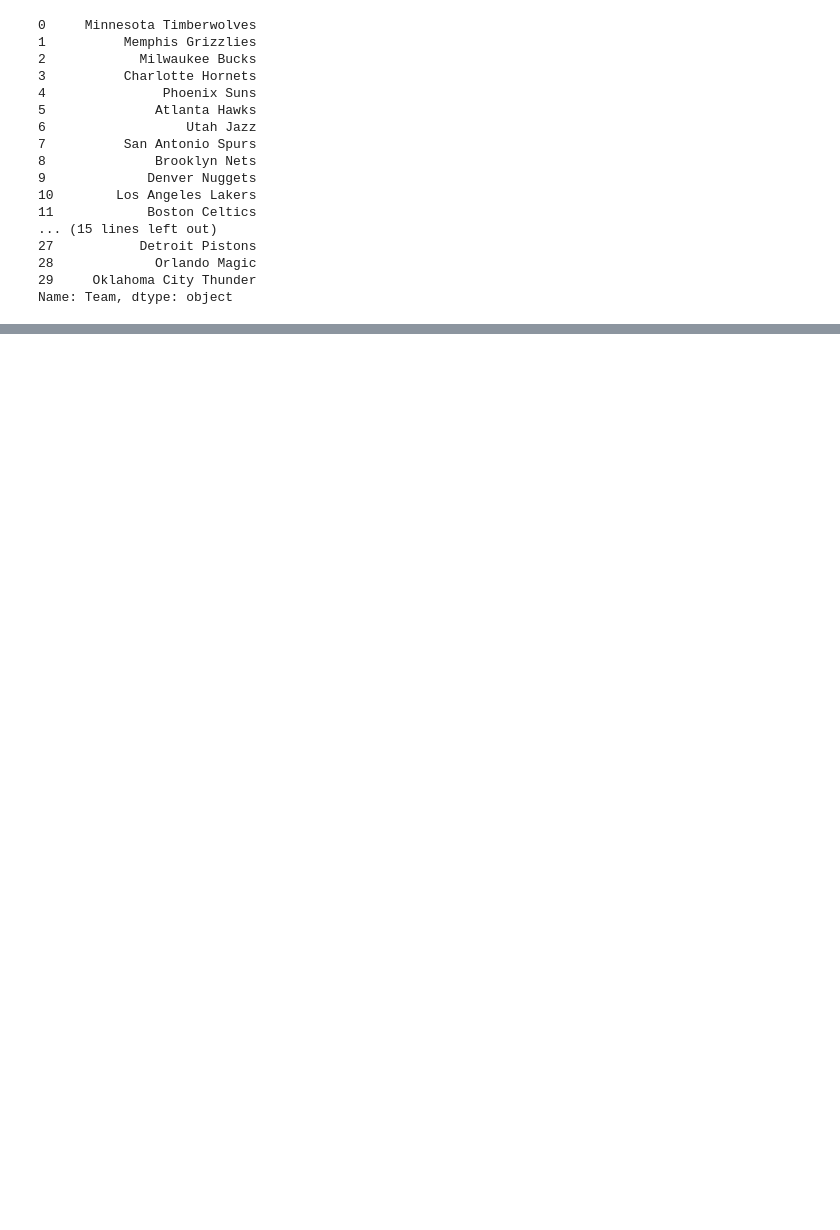
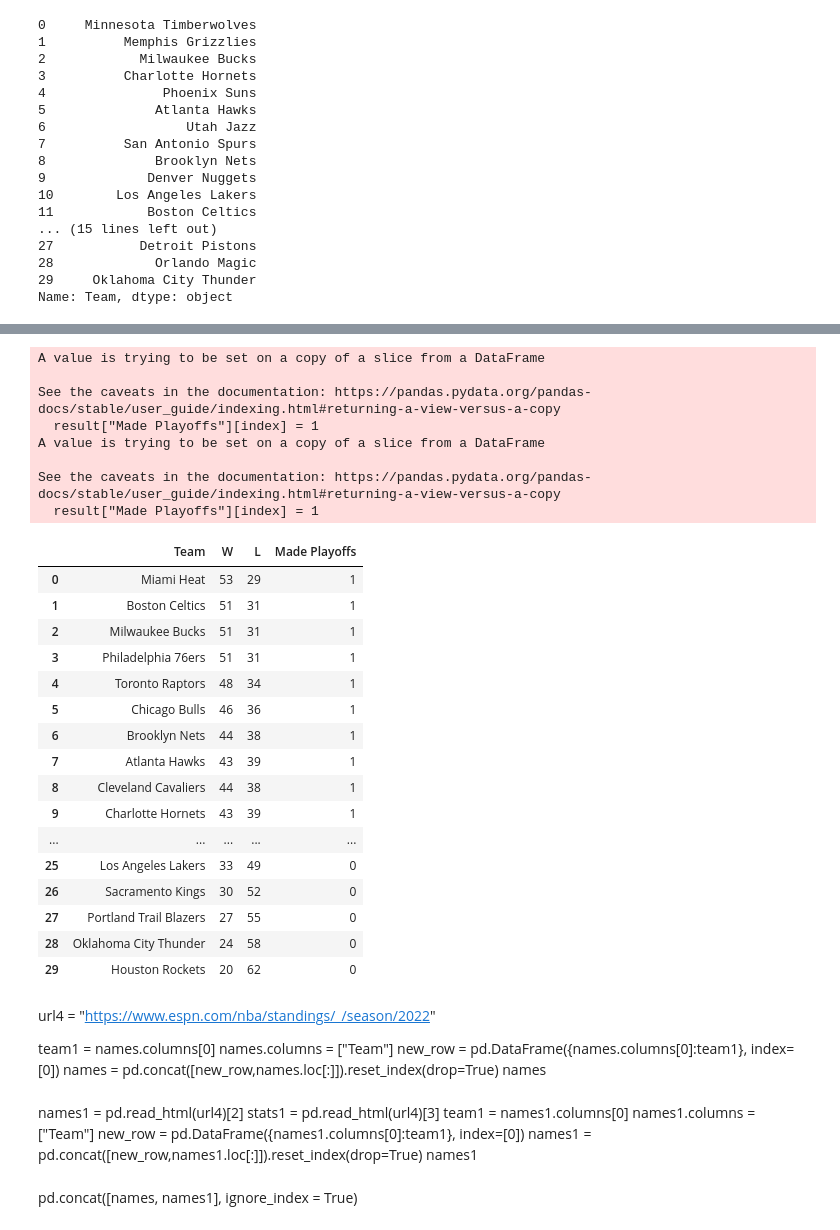
Before and after one commit to mattmori21/Kings-Project, a Jupyter notebook: data.ipynb, the cells around one changed output, grey strips where cells are left out. Cells and saved outputs as stored; diff of their text form; code cells hidden in the pictures; blank space fills up the shorter version.

```diff
--- a/data.ipynb
+++ b/data.ipynb
@@ -218,0 +241,54 @@ names
+# %%
+url4 = "https://www.espn.com/nba/standings/_/season/2022"
+teams_east = pd.read_html(url4)[0]
+stats_east = pd.read_html(url4)[1]
+teams_west = pd.read_html(url4)[2]
+stats_west = pd.read_html(url4)[3]
+teams_east = clean_teams(teams_east, stats_east)
+teams_west = clean_teams(teams_west, stats_west)
+league_wins_losses = pd.concat([teams_east, teams_west], ignore_index = True)
+league_wins_losses
+# %% [output]
+A value is trying to be set on a copy of a slice from a DataFrame
+
+See the caveats in the documentation: https://pandas.pydata.org/pandas-docs/stable/user_guide/indexing.html#returning-a-view-versus-a-copy
+  result["Made Playoffs"][index] = 1
+A value is trying to be set on a copy of a slice from a DataFrame
+
+See the caveats in the documentation: https://pandas.pydata.org/pandas-docs/stable/user_guide/indexing.html#returning-a-view-versus-a-copy
+  result["Made Playoffs"][index] = 1
+|  | Team | W | L | Made Playoffs |
+| 0 | Miami Heat | 53 | 29 | 1 |
+| 1 | Boston Celtics | 51 | 31 | 1 |
+| 2 | Milwaukee Bucks | 51 | 31 | 1 |
+| 3 | Philadelphia 76ers | 51 | 31 | 1 |
+| 4 | Toronto Raptors | 48 | 34 | 1 |
+| 5 | Chicago Bulls | 46 | 36 | 1 |
+| 6 | Brooklyn Nets | 44 | 38 | 1 |
+| 7 | Atlanta Hawks | 43 | 39 | 1 |
+| 8 | Cleveland Cavaliers | 44 | 38 | 1 |
+| 9 | Charlotte Hornets | 43 | 39 | 1 |
+| ... | ... | ... | ... | ... |
+| 25 | Los Angeles Lakers | 33 | 49 | 0 |
+| 26 | Sacramento Kings | 30 | 52 | 0 |
+| 27 | Portland Trail Blazers | 27 | 55 | 0 |
+| 28 | Oklahoma City Thunder | 24 | 58 | 0 |
+| 29 | Houston Rockets | 20 | 62 | 0 |
+# %% [markdown]
+url4 = "https://www.espn.com/nba/standings/_/season/2022"
+
+team1 = names.columns[0]
+names.columns = ["Team"]
+new_row = pd.DataFrame({names.columns[0]:team1}, index=[0])
+names = pd.concat([new_row,names.loc[:]]).reset_index(drop=True)
+names
+# %% [markdown]
+names1 = pd.read_html(url4)[2]
+stats1 = pd.read_html(url4)[3]
+team1 = names1.columns[0]
+names1.columns = ["Team"]
+new_row = pd.DataFrame({names1.columns[0]:team1}, index=[0])
+names1 = pd.concat([new_row,names1.loc[:]]).reset_index(drop=True)
+names1
+# %% [markdown]
+pd.concat([names, names1], ignore_index = True)
```
Also changed, not shown: parts of 9 cells of this notebook.
